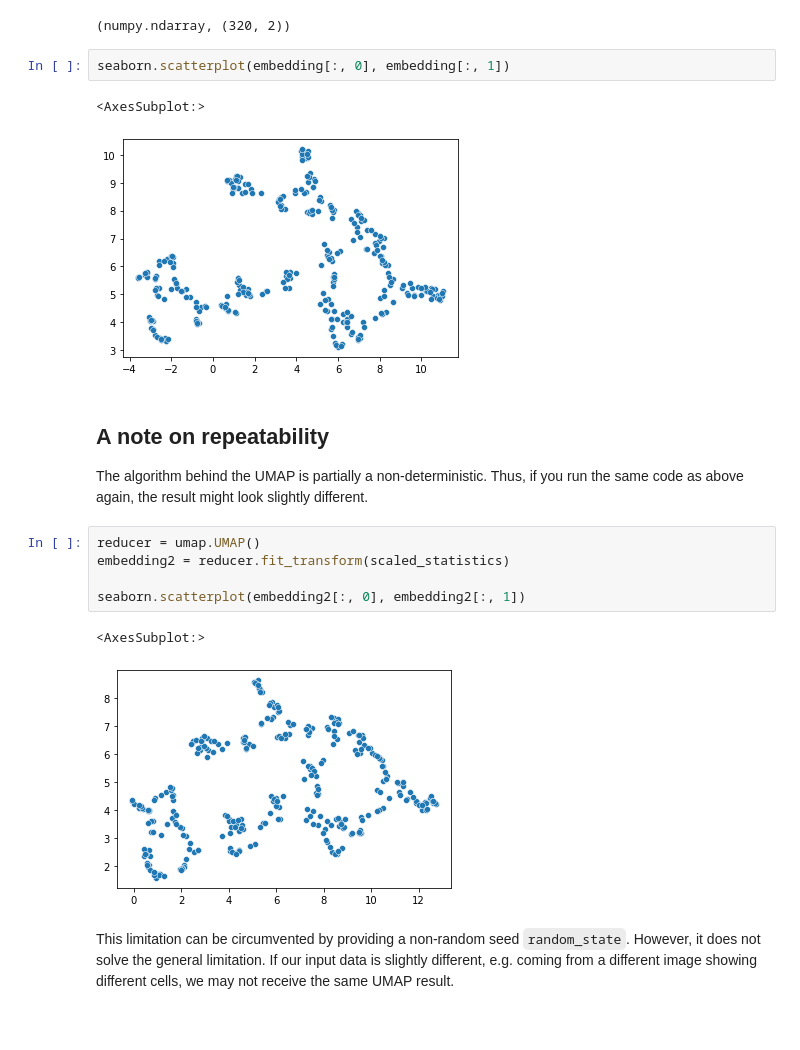
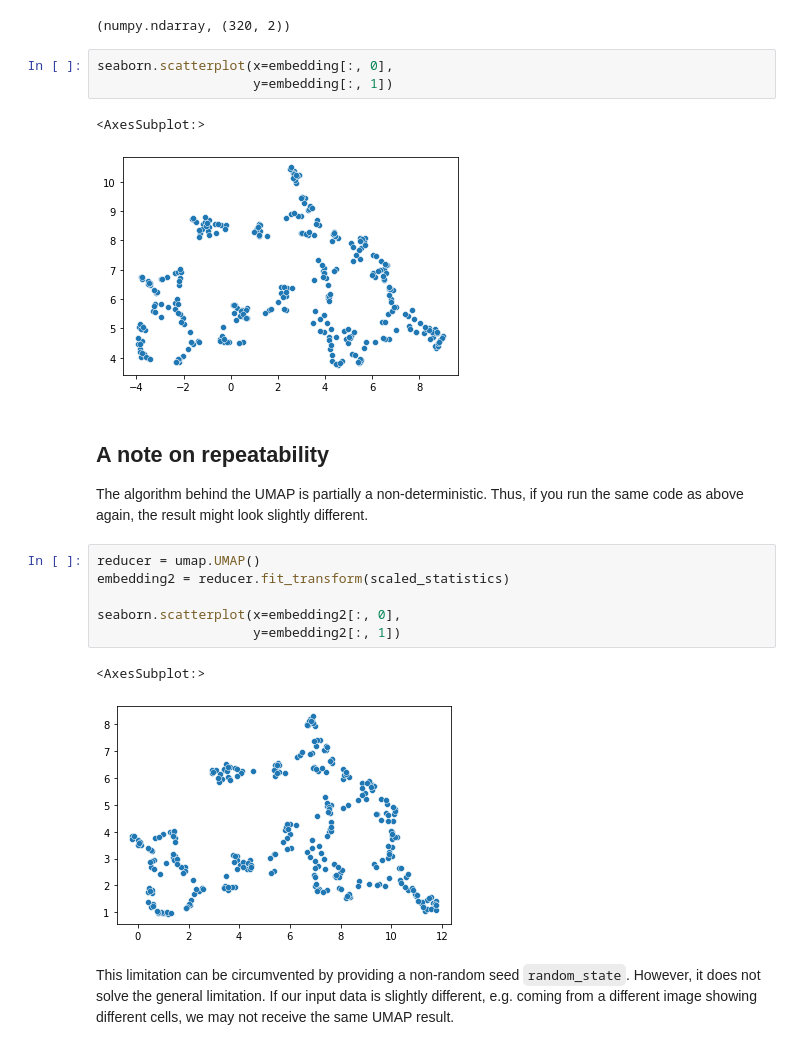
Before and after one commit to haesleinhuepf/BioImageAnalysisNotebooks, a Jupyter notebook: docs/47_clustering/umap.ipynb, the cells around one changed output. Saved outputs shown, nothing was run; the diff lists cells and outputs as text.

```diff
--- a/docs/47_clustering/umap.ipynb
+++ b/docs/47_clustering/umap.ipynb
@@ -118,21 +118,23 @@ type(embedding), embedding.shape
 # %% [output]
 (numpy.ndarray, (320, 2))
 # %%
-seaborn.scatterplot(embedding[:, 0], embedding[:, 1])
+seaborn.scatterplot(x=embedding[:, 0],
+                    y=embedding[:, 1])
 # %% [output]
 <AxesSubplot:>
-[figure, old version]
+[figure, new version]
 # %% [markdown]
 ## A note on repeatability
 The algorithm behind the UMAP is partially a non-deterministic. Thus, if you run the same code as above again, the result might look slightly different.
 # %%
 reducer = umap.UMAP()
 embedding2 = reducer.fit_transform(scaled_statistics)
 
-seaborn.scatterplot(embedding2[:, 0], embedding2[:, 1])
+seaborn.scatterplot(x=embedding2[:, 0],
+                    y=embedding2[:, 1])
 # %% [output]
 <AxesSubplot:>
-[figure, old version]
+[figure, new version]
 # %% [markdown]
 This limitation can be circumvented by providing a non-random seed `random_state`. However, it does not solve the general limitation. If our input data is slightly different, e.g. coming from a different image showing different cells, we may not receive the same UMAP result.
 # %%
```
Also changed, not shown: parts of 5 cells of this notebook, 5 other files.
